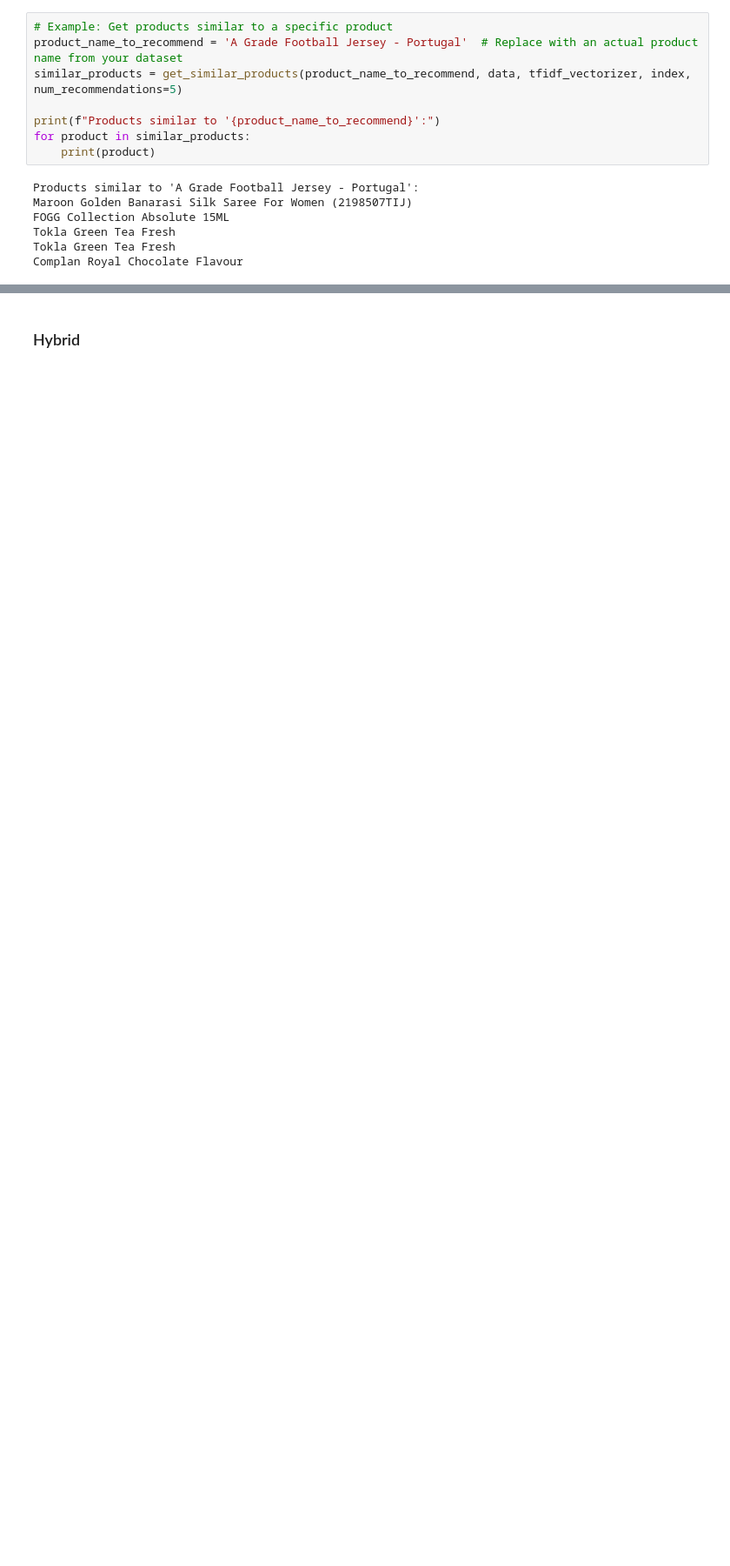
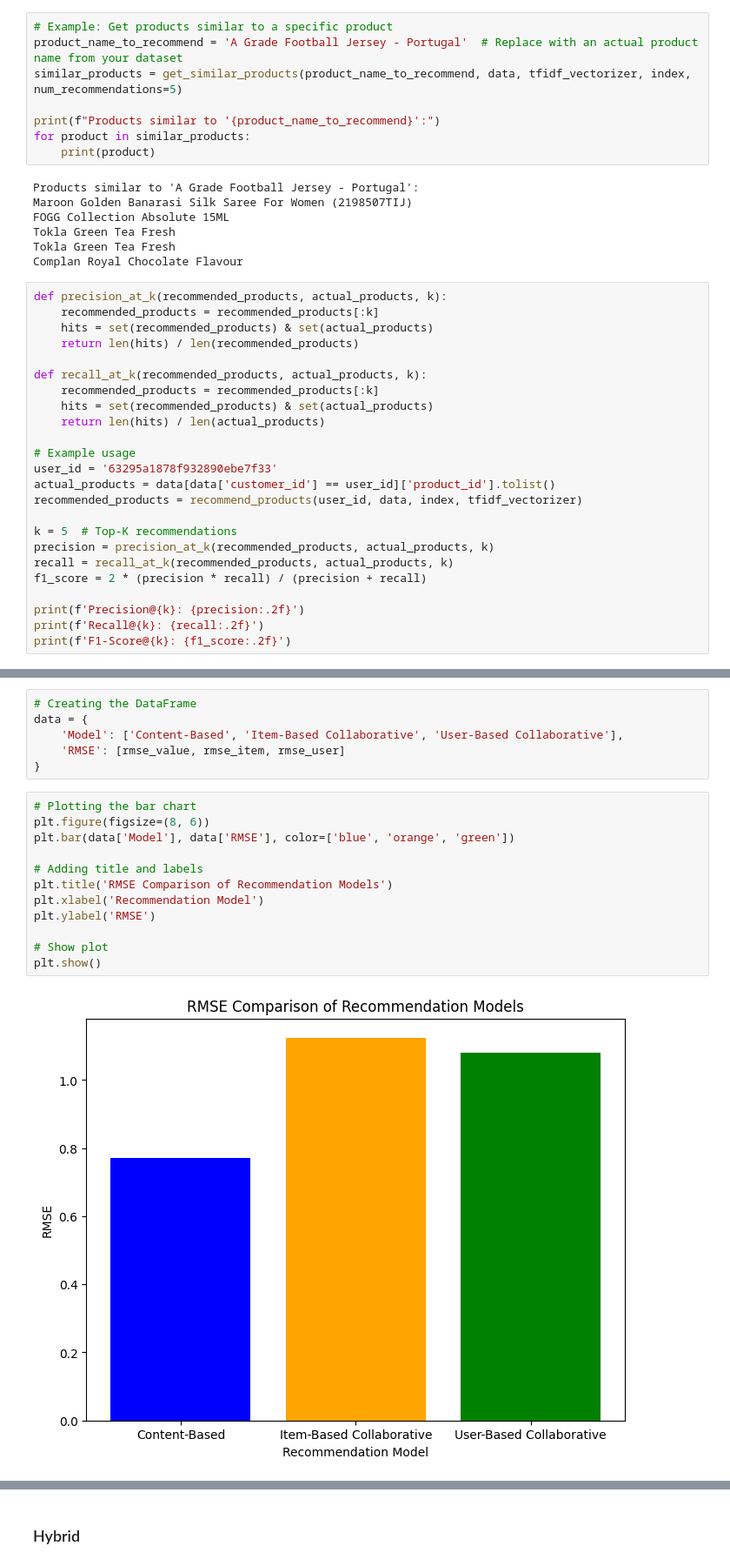
Before and after one commit to rajshrestha416/recommendation, a Jupyter notebook: Recommendation.ipynb, the cells around one changed output, grey strips where cells are left out. Shown at 87% size. Drawn from its saved outputs; the diff is of its cells as text; blank space fills up the shorter version.

```diff
--- a/Recommendation.ipynb
+++ b/Recommendation.ipynb
@@ -661,3 +661,27 @@ FOGG Collection Absolute 15ML
 Tokla Green Tea Fresh
 Tokla Green Tea Fresh
 Complan Royal Chocolate Flavour
+# %%
+def precision_at_k(recommended_products, actual_products, k):
+    recommended_products = recommended_products[:k]
+    hits = set(recommended_products) & set(actual_products)
+    return len(hits) / len(recommended_products)
+
+def recall_at_k(recommended_products, actual_products, k):
+    recommended_products = recommended_products[:k]
+    hits = set(recommended_products) & set(actual_products)
+    return len(hits) / len(actual_products)
+
+# Example usage
+user_id = '63295a1878f932890ebe7f33'
+actual_products = data[data['customer_id'] == user_id]['product_id'].tolist()
+recommended_products = recommend_products(user_id, data, index, tfidf_vectorizer)
+
+k = 5  # Top-K recommendations
+precision = precision_at_k(recommended_products, actual_products, k)
+recall = recall_at_k(recommended_products, actual_products, k)
+f1_score = 2 * (precision * recall) / (precision + recall)
+
+print(f'Precision@{k}: {precision:.2f}')
+print(f'Recall@{k}: {recall:.2f}')
+print(f'F1-Score@{k}: {f1_score:.2f}')
@@ -663,0 +736,20 @@ Complan Royal Chocolate Flavour
+# %%
+# Creating the DataFrame
+data = {
+    'Model': ['Content-Based', 'Item-Based Collaborative', 'User-Based Collaborative'],
+    'RMSE': [rmse_value, rmse_item, rmse_user]
+}
+# %%
+# Plotting the bar chart
+plt.figure(figsize=(8, 6))
+plt.bar(data['Model'], data['RMSE'], color=['blue', 'orange', 'green'])
+
+# Adding title and labels
+plt.title('RMSE Comparison of Recommendation Models')
+plt.xlabel('Recommendation Model')
+plt.ylabel('RMSE')
+
+# Show plot
+plt.show()
+# %% [output]
+[figure, added]
```
Also changed, not shown: parts of 9 cells of this notebook, 1 other file.
